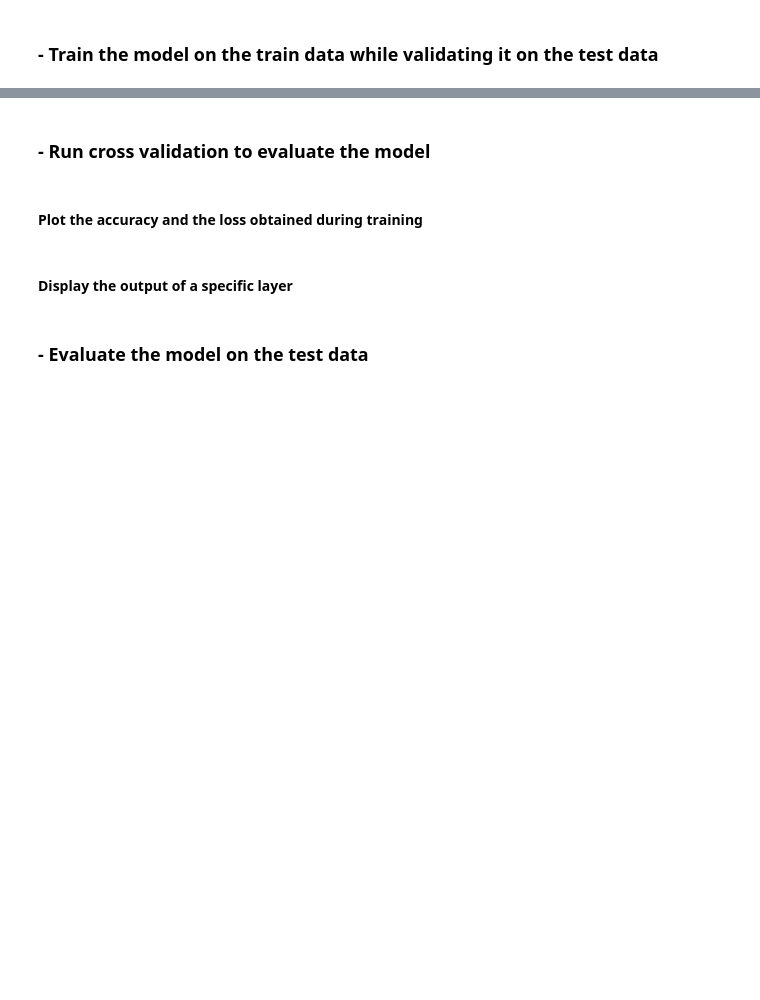
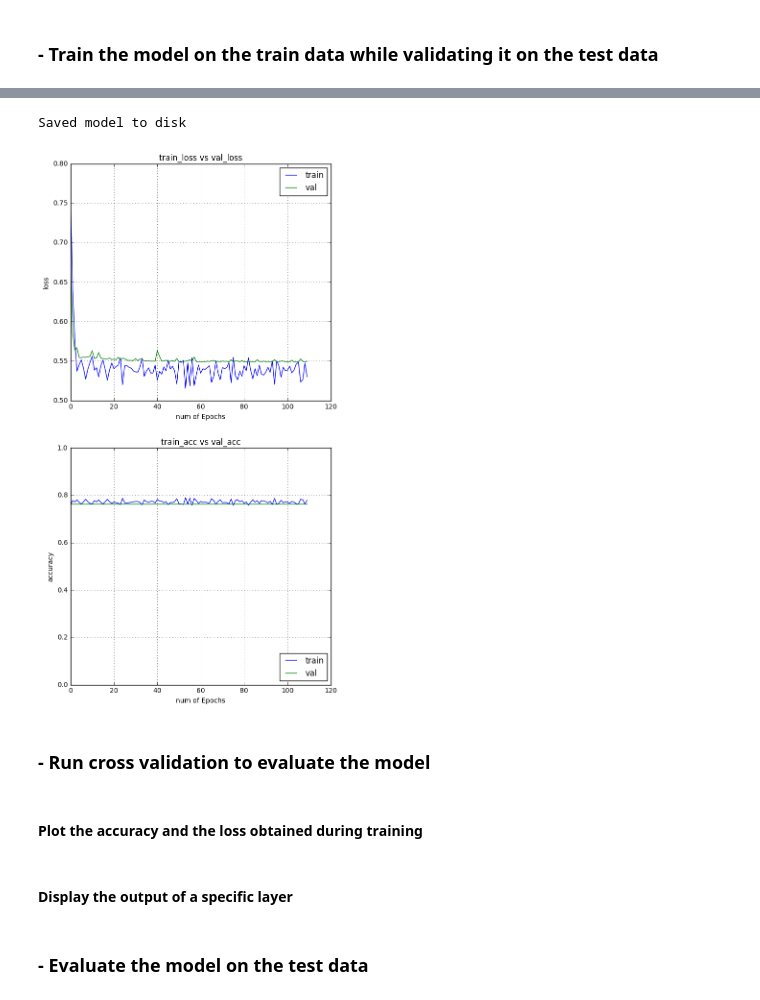
Before and after one commit to NiccoloSacchi/road-segmentation, a Jupyter notebook: scripts/segment_aerial_images_cnn_val.ipynb, the cells around one changed output, grey strips where cells are left out. Drawn from its saved outputs; the diff is of its cells as text; code cells hidden in the pictures; blank space fills up the shorter version.

```diff
--- a/scripts/segment_aerial_images_cnn_val.ipynb
+++ b/scripts/segment_aerial_images_cnn_val.ipynb
@@ -43,7 +46,7 @@ The goal here is to use the CNN to reduce the size of the input image to obtain
 ### - Load data
 # %%
 # Loaded a set of images
-n = 10
+n = 100
 
 imgs, gt_imgs = load_images(n)
 imgs[0].shape, gt_imgs[0].shape
@@ -96,7 +124,7 @@ model.summary()
 - Otherwise load a previous model
 # %%
 # give the folder
-folder_name = "model_2017-12-12_184955"
+folder_name = "model_2017-12-14_194132"
 model_path = "..\models\\"+folder_name
 model = CnnModel(model_path=model_path)
 model.load() # load the model and its weights
@@ -107,6 +153,6 @@ model.summary()
 train.X.shape[0]
 # %%
 # pass a batch size which is a factor of train.shape[0] so that all the batches are fo the same size
-num_epochs=1000
+num_epochs=100
 batch_size=3
 _ = model.train(train, test=test, num_epochs=num_epochs, batch_size=batch_size, monitor='val_loss')
@@ -113,5 +177,11 @@ _ = model.train(train, test=test, num_epochs=num_epochs, batch_size=batch_size,
 # %%
 model.save()
+# %% [output]
+Saved model to disk
+# %%
+model.plot_history()
+# %% [output]
+[figure, added]
 # %% [markdown]
 ### - Run cross validation to evaluate the model
 # %%
```
Also changed, not shown: parts of 17 cells of this notebook, 35 other files.
